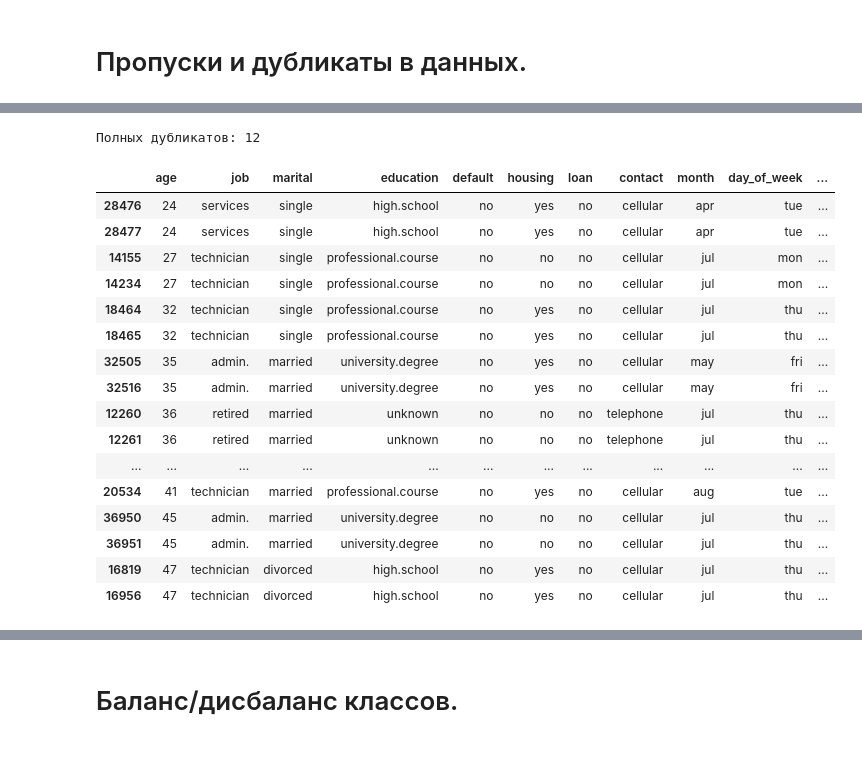
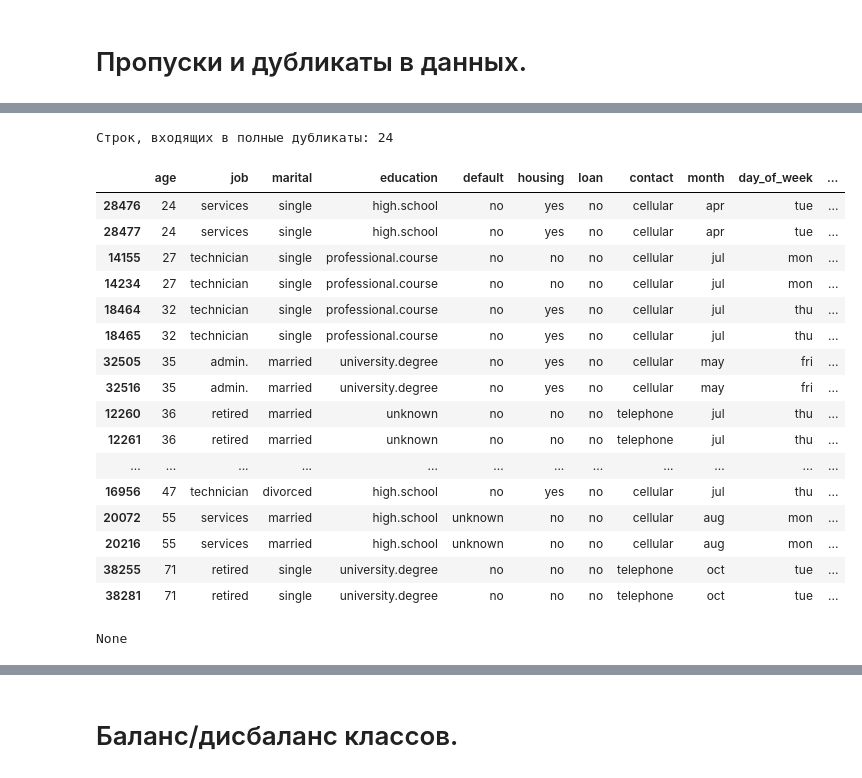
Before and after one commit to KgAmerlion/project_practice_team_1, a Jupyter notebook: Notebook_Bank_Marketing_analitika (2).ipynb, the cells around one changed output, grey strips where cells are left out. Saved outputs shown, nothing was run; the diff lists cells and outputs as text; code cells hidden in the pictures.

```diff
--- a/Notebook_Bank_Marketing_analitika (2).ipynb
+++ b/Notebook_Bank_Marketing_analitika (2).ipynb
@@ -94,24 +95,25 @@ dtype: int64
 # %%
-print("Полных дубликатов:", df.duplicated().sum())
 dups = df[df.duplicated(keep=False)].sort_values(by=list(df.columns))
-dups.head(20)
+print("Строк, входящих в полные дубликаты:", len(dups))
+display(dups)
 # %% [output]
-Полных дубликатов: 12
+Строк, входящих в полные дубликаты: 24
 |  | age | job | marital | education | default | housing | loan | contact | month | day_of_week | ... |
 | 28476 | 24 | services | single | high.school | no | yes | no | cellular | apr | tue | ... |
 | 28477 | 24 | services | single | high.school | no | yes | no | cellular | apr | tue | ... |
 | 14155 | 27 | technician | single | professional.course | no | no | no | cellular | jul | mon | ... |
 | 14234 | 27 | technician | single | professional.course | no | no | no | cellular | jul | mon | ... |
 | 18464 | 32 | technician | single | professional.course | no | yes | no | cellular | jul | thu | ... |
 | 18465 | 32 | technician | single | professional.course | no | yes | no | cellular | jul | thu | ... |
 | 32505 | 35 | admin. | married | university.degree | no | yes | no | cellular | may | fri | ... |
 | 32516 | 35 | admin. | married | university.degree | no | yes | no | cellular | may | fri | ... |
 | 12260 | 36 | retired | married | unknown | no | no | no | telephone | jul | thu | ... |
 | 12261 | 36 | retired | married | unknown | no | no | no | telephone | jul | thu | ... |
 | ... | ... | ... | ... | ... | ... | ... | ... | ... | ... | ... | ... |
-| 20534 | 41 | technician | married | professional.course | no | yes | no | cellular | aug | tue | ... |
-| 36950 | 45 | admin. | married | university.degree | no | no | no | cellular | jul | thu | ... |
-| 36951 | 45 | admin. | married | university.degree | no | no | no | cellular | jul | thu | ... |
-| 16819 | 47 | technician | divorced | high.school | no | yes | no | cellular | jul | thu | ... |
 | 16956 | 47 | technician | divorced | high.school | no | yes | no | cellular | jul | thu | ... |
+| 20072 | 55 | services | married | high.school | unknown | no | no | cellular | aug | mon | ... |
+| 20216 | 55 | services | married | high.school | unknown | no | no | cellular | aug | mon | ... |
+| 38255 | 71 | retired | single | university.degree | no | no | no | telephone | oct | tue | ... |
+| 38281 | 71 | retired | single | university.degree | no | no | no | telephone | oct | tue | ... |
+None
 # %% [markdown]
```
Also changed, not shown: parts of 57 cells of this notebook.
